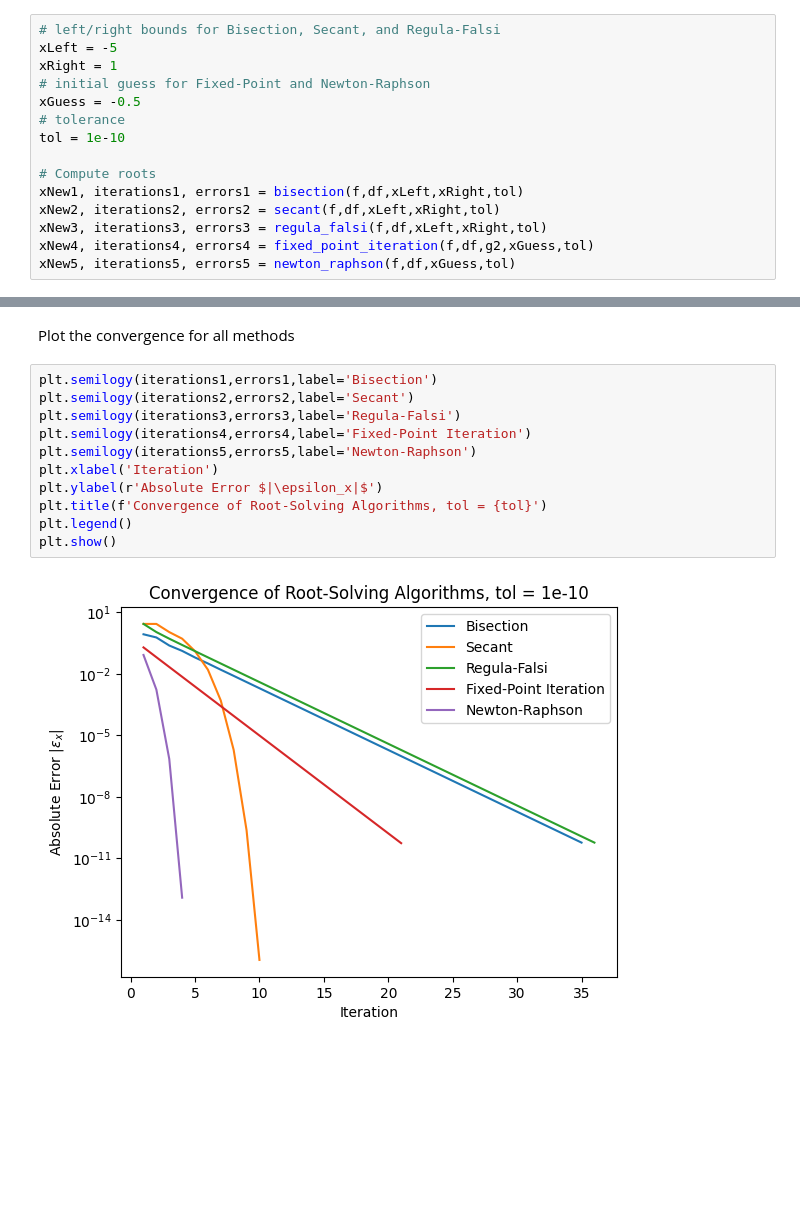
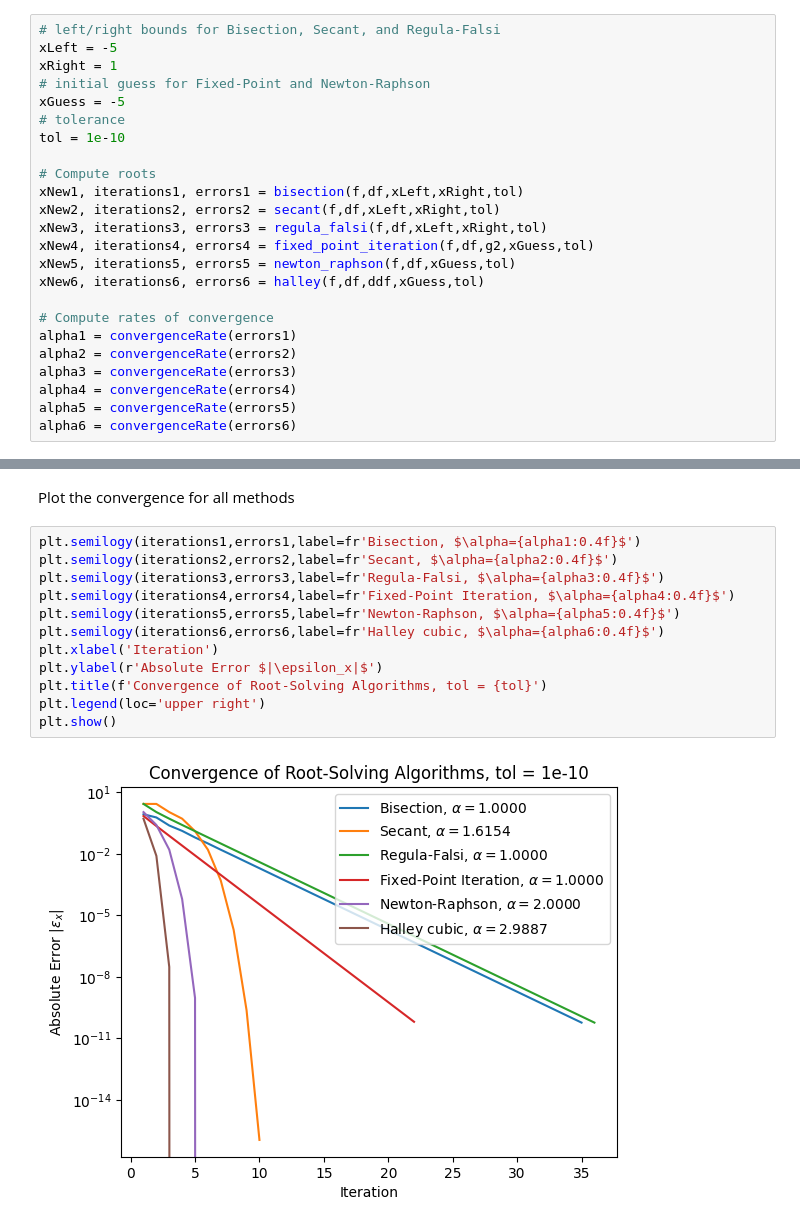
Before and after one commit to diegosol127/AERO-222-Numerical-Methods, a Jupyter notebook: Lab/Lab2/AERO_222_Lab_2.ipynb, the cells around one changed output, grey strips where cells are left out. Cells and saved outputs as stored; diff of their text form; blank space fills up the shorter version.

Commit message:
add Halley cubic method

```diff
--- a/Lab/Lab2/AERO_222_Lab_2.ipynb
+++ b/Lab/Lab2/AERO_222_Lab_2.ipynb
@@ -606,7 +753,7 @@ Compute the roots of the function with each method
 xLeft = -5
 xRight = 1
 # initial guess for Fixed-Point and Newton-Raphson
-xGuess = -0.5
+xGuess = -5
 # tolerance
 tol = 1e-10
 
@@ -616,6 +763,15 @@ xNew2, iterations2, errors2 = secant(f,df,xLeft,xRight,tol)
 xNew3, iterations3, errors3 = regula_falsi(f,df,xLeft,xRight,tol)
 xNew4, iterations4, errors4 = fixed_point_iteration(f,df,g2,xGuess,tol)
 xNew5, iterations5, errors5 = newton_raphson(f,df,xGuess,tol)
+xNew6, iterations6, errors6 = halley(f,df,ddf,xGuess,tol)
+
+# Compute rates of convergence
+alpha1 = convergenceRate(errors1)
+alpha2 = convergenceRate(errors2)
+alpha3 = convergenceRate(errors3)
+alpha4 = convergenceRate(errors4)
+alpha5 = convergenceRate(errors5)
+alpha6 = convergenceRate(errors6)
 # %% [output]
 *** BISECTION METHOD ***
 final x-value: -1.0000000000582077
@@ -637,15 +793,16 @@ error: 4.813927034774679e-13
 # %% [markdown]
 Plot the convergence for all methods
 # %%
-plt.semilogy(iterations1,errors1,label='Bisection')
-plt.semilogy(iterations2,errors2,label='Secant')
-plt.semilogy(iterations3,errors3,label='Regula-Falsi')
-plt.semilogy(iterations4,errors4,label='Fixed-Point Iteration')
-plt.semilogy(iterations5,errors5,label='Newton-Raphson')
+plt.semilogy(iterations1,errors1,label=fr'Bisection, $\alpha={alpha1:0.4f}$')
+plt.semilogy(iterations2,errors2,label=fr'Secant, $\alpha={alpha2:0.4f}$')
+plt.semilogy(iterations3,errors3,label=fr'Regula-Falsi, $\alpha={alpha3:0.4f}$')
+plt.semilogy(iterations4,errors4,label=fr'Fixed-Point Iteration, $\alpha={alpha4:0.4f}$')
+plt.semilogy(iterations5,errors5,label=fr'Newton-Raphson, $\alpha={alpha5:0.4f}$')
+plt.semilogy(iterations6,errors6,label=fr'Halley cubic, $\alpha={alpha6:0.4f}$')
 plt.xlabel('Iteration')
 plt.ylabel(r'Absolute Error $|\epsilon_x|$')
 plt.title(f'Convergence of Root-Solving Algorithms, tol = {tol}')
-plt.legend()
+plt.legend(loc='upper right')
 plt.show()
 # %% [output]
-[figure, old version]
+[figure, new version]
```
Also changed, not shown: parts of 14 cells of this notebook.
